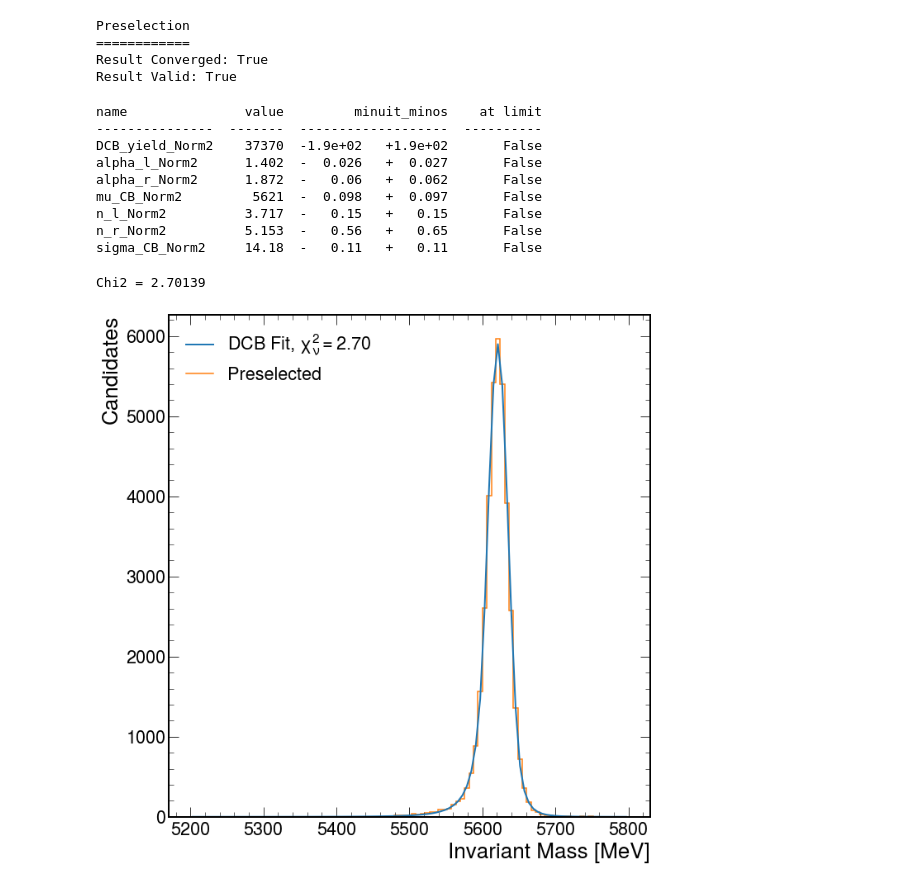
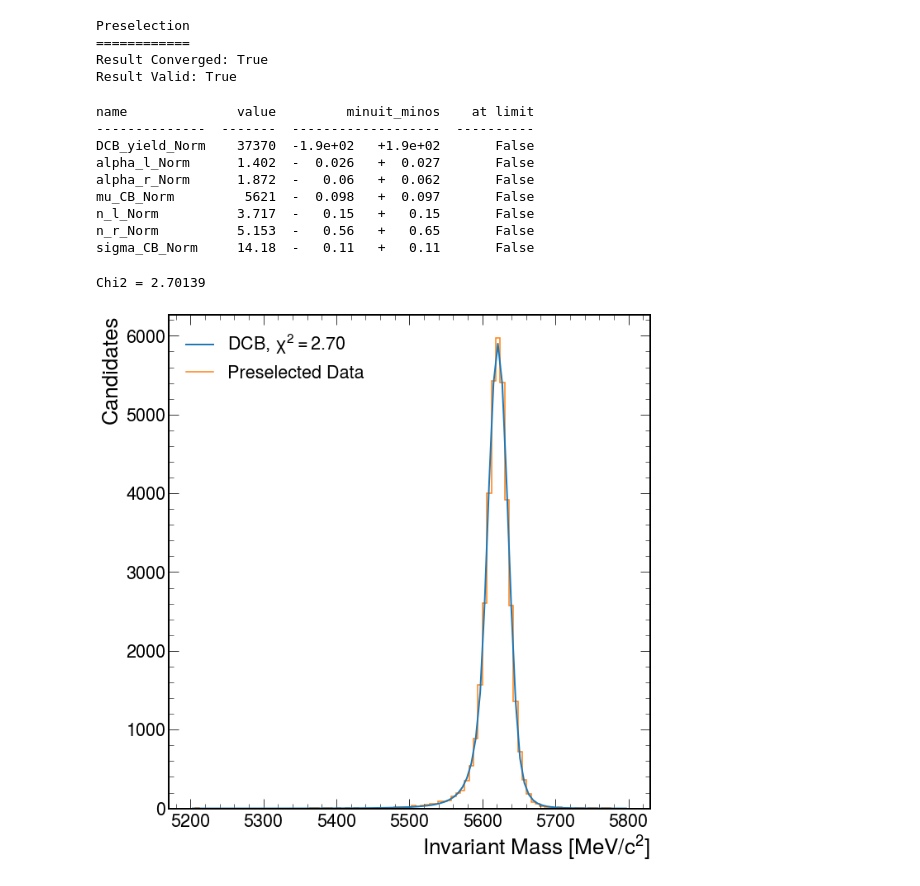
Before and after one commit to ChandlerKenworthy/Y4RareDecayProject, a Jupyter notebook: signal_fitting/doubleCBzfit.ipynb, the cells around one changed output. Saved outputs shown, nothing was run; the diff lists cells and outputs as text; code cells hidden in the pictures.

```diff
--- a/signal_fitting/doubleCBzfit.ipynb
+++ b/signal_fitting/doubleCBzfit.ipynb
@@ -115,9 +122,9 @@ for model, data in zip([pmodel], [pmasses]):
     hep.histplot(h, bins=xBins, ax=ax, label=labels[i])
 
     scaledDiff=(h[h!=0]-y[h!=0])/np.sqrt(h[h!=0])
-    print("Chi2 = %.2g"%(np.sum(scaledDiff**2)/(len(scaledDiff)-len(pmodel.get_params()))))
+    print("Chi2 = %.5g"%(np.sum(scaledDiff**2)/(len(scaledDiff)-len(pmodel.get_params()))))
 
-    ax.plot(x, y, linewidth=2, label=r'DCB Fit, $\chi^2=1.61$')
+    ax.plot(x, y, linewidth=2, label=r'DCB, $\chi^2=1.59$')
 
 
     i += 1
@@ -156,7 +163,7 @@ plt.show()
 # %% [markdown]
 # Fit Data
 # %%
-model, result, space = fitDoubleCB(pre, 'Norm2', mass_ranges=[5200, 5800])
+model, result, space = fitDoubleCB(pre, 'Norm', mass_ranges=[5200, 5800])
 
 print(f"\nPreselection\n============\nResult Converged: {result.converged}\nResult Valid: {result.valid}")
 # %% [output]
@@ -169,49 +176,49 @@ param_errors = result.errors()
 
 print(result.params)
 # %% [output]
-name               value         minuit_minos    at limit
----------------  -------  -------------------  ----------
-DCB_yield_Norm2    37370  -1.9e+02   +1.9e+02       False
-alpha_l_Norm2      1.402  -  0.026   +  0.027       False
-alpha_r_Norm2      1.872  -   0.06   +  0.062       False
-mu_CB_Norm2         5621  -  0.098   +  0.097       False
-n_l_Norm2          3.717  -   0.15   +   0.15       False
-n_r_Norm2          5.153  -   0.56   +   0.65       False
-sigma_CB_Norm2     14.18  -   0.11   +   0.11       False
+name              value         minuit_minos    at limit
+--------------  -------  -------------------  ----------
+DCB_yield_Norm    37370  -1.9e+02   +1.9e+02       False
+alpha_l_Norm      1.402  -  0.026   +  0.027       False
+alpha_r_Norm      1.872  -   0.06   +  0.062       False
+mu_CB_Norm         5621  -  0.098   +  0.097       False
+n_l_Norm          3.717  -   0.15   +   0.15       False
+n_r_Norm          5.153  -   0.56   +   0.65       False
+sigma_CB_Norm     14.18  -   0.11   +   0.11       False
 # %%
 fig, ax = plt.subplots(1, 1)
-labels = ['Preselected', 'No Preselection']
+labels = ['Preselected Data', 'No Preselection']
 i = 0
 
 for model, data in zip([model], [space]):
     allLimits = [data.data_range.limit1d[0], data.data_range.limit1d[1]]
     allLimits = np.array(allLimits)
 
     xBins = np.linspace(np.amin(allLimits), np.amax(allLimits), num=100)
     x = (xBins[1:]+xBins[:-1])/2
     y = np.array([])
     nBinsLimit=0
     for a in range(int(allLimits.shape[0]/2)):
         nBinsLimit += len(x[(x>allLimits[a*2])&(x<allLimits[a*2+1])])
 
     y = np.append(y, model.pdf(x) * data.nevents.numpy() / nBinsLimit * np.sum(allLimits[1::2]-allLimits[::2]))
 
-    ax.plot(x, y, linewidth=2, label=r'DCB Fit, $\chi^2_{\nu}=2.70$')
+    ax.plot(x, y, linewidth=2, label=r'DCB, $\chi^2=2.70$')
     data_plot = zfit.run(z.unstack_x(data))
 
     h, _ = np.histogram(data_plot, bins=xBins)
     hep.histplot(h, bins=xBins, ax=ax, label=labels[i])
 
     scaledDiff=(h[h!=0]-y[h!=0])/np.sqrt(h[h!=0])
     print("Chi2 = %.6g"%(np.sum(scaledDiff**2)/(len(scaledDiff)-len(model.get_params()))))
     i += 1
 
 plt.ylabel('Candidates')
-plt.xlabel('Invariant Mass [MeV]')
+plt.xlabel(r'Invariant Mass [$MeV/c^2$]')
 plt.legend()
 plt.tight_layout()
 plt.savefig('../images/signalfits/Unbinned_DCB_Preselected_Norm.png')
 plt.show()
 # %% [output]
 Chi2 = 2.70139
-[figure, old version]
+[figure, new version]
```
Also changed, not shown: parts of 4 cells of this notebook, 6 other files.
